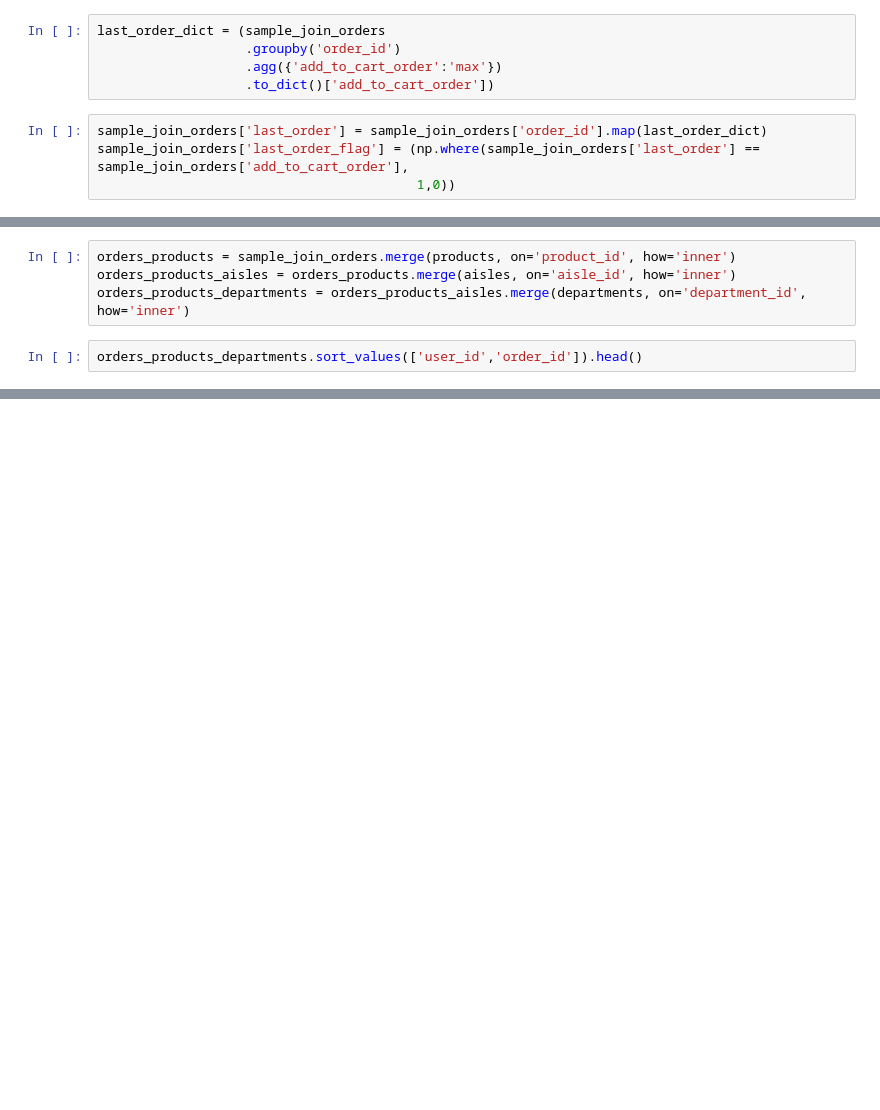
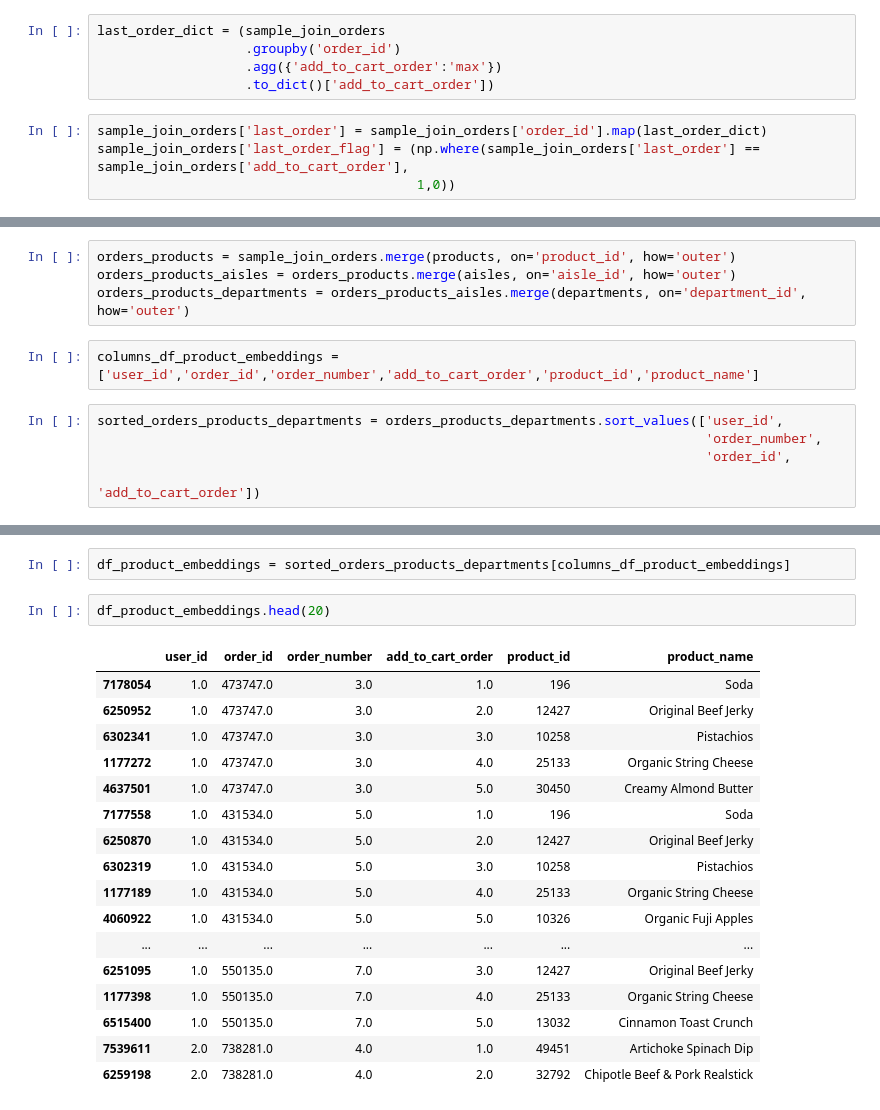
Before and after one commit to Wafic/instacart-kaggle-competition, a Jupyter notebook: explore_instacart_data.ipynb, the cells around one changed output, grey strips where cells are left out. Drawn from its saved outputs; the diff is of its cells as text; blank space fills up the shorter version.

```diff
--- a/explore_instacart_data.ipynb
+++ b/explore_instacart_data.ipynb
@@ -100,6 +109,11 @@ sample_join_orders.head(10)
 # %%
-orders_products = sample_join_orders.merge(products, on='product_id', how='inner')
-orders_products_aisles = orders_products.merge(aisles, on='aisle_id', how='inner')
-orders_products_departments = orders_products_aisles.merge(departments, on='department_id', how='inner')
+orders_products = sample_join_orders.merge(products, on='product_id', how='outer')
+orders_products_aisles = orders_products.merge(aisles, on='aisle_id', how='outer')
+orders_products_departments = orders_products_aisles.merge(departments, on='department_id', how='outer')
+# %%
+columns_df_product_embeddings = ['user_id','order_id','order_number','add_to_cart_order','product_id','product_name']
 # %%
-orders_products_departments.sort_values(['user_id','order_id']).head()
+sorted_orders_products_departments = orders_products_departments.sort_values(['user_id',
+                                                                              'order_number',
+                                                                              'order_id',
+                                                                              'add_to_cart_order'])
@@ -112,0 +131,22 @@ orders_products_departments.sort_values(['user_id','order_id']).head()
+# %%
+df_product_embeddings = sorted_orders_products_departments[columns_df_product_embeddings]
+# %%
+df_product_embeddings.head(20)
+# %% [output]
+|  | user_id | order_id | order_number | add_to_cart_order | product_id | product_name |
+| 7178054 | 1.0 | 473747.0 | 3.0 | 1.0 | 196 | Soda |
+| 6250952 | 1.0 | 473747.0 | 3.0 | 2.0 | 12427 | Original Beef Jerky |
+| 6302341 | 1.0 | 473747.0 | 3.0 | 3.0 | 10258 | Pistachios |
+| 1177272 | 1.0 | 473747.0 | 3.0 | 4.0 | 25133 | Organic String Cheese |
+| 4637501 | 1.0 | 473747.0 | 3.0 | 5.0 | 30450 | Creamy Almond Butter |
+| 7177558 | 1.0 | 431534.0 | 5.0 | 1.0 | 196 | Soda |
+| 6250870 | 1.0 | 431534.0 | 5.0 | 2.0 | 12427 | Original Beef Jerky |
+| 6302319 | 1.0 | 431534.0 | 5.0 | 3.0 | 10258 | Pistachios |
+| 1177189 | 1.0 | 431534.0 | 5.0 | 4.0 | 25133 | Organic String Cheese |
+| 4060922 | 1.0 | 431534.0 | 5.0 | 5.0 | 10326 | Organic Fuji Apples |
+| ... | ... | ... | ... | ... | ... | ... |
+| 6251095 | 1.0 | 550135.0 | 7.0 | 3.0 | 12427 | Original Beef Jerky |
+| 1177398 | 1.0 | 550135.0 | 7.0 | 4.0 | 25133 | Organic String Cheese |
+| 6515400 | 1.0 | 550135.0 | 7.0 | 5.0 | 13032 | Cinnamon Toast Crunch |
+| 7539611 | 2.0 | 738281.0 | 4.0 | 1.0 | 49451 | Artichoke Spinach Dip |
+| 6259198 | 2.0 | 738281.0 | 4.0 | 2.0 | 32792 | Chipotle Beef & Pork Realstick |
```
Also changed, not shown: parts of 11 cells of this notebook, 1 other file.
